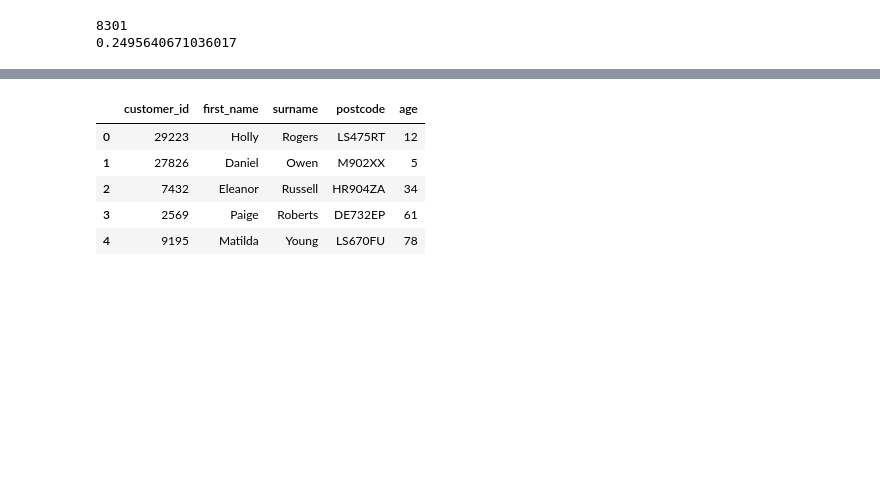
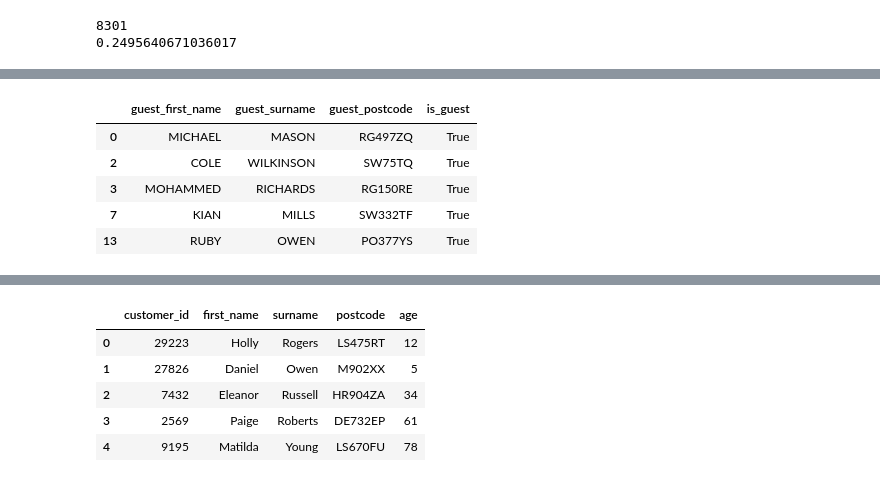
Before and after one commit to Kwasi-Scientist/DataModeling, a Jupyter notebook: DataModeling.ipynb, the cells around one changed output, grey strips where cells are left out. Drawn from its saved outputs; the diff is of its cells as text; code cells hidden in the pictures; blank space fills up the shorter version.

```diff
--- a/DataModeling.ipynb
+++ b/DataModeling.ipynb
@@ -77,0 +68,14 @@ purchases.head()
+# %%
+#merge and reconstruct tables
+
+guest_columns = ['guest_first_name', "guest_surname", "guest_postcode", "is_guest"]
+guests= purchases.loc[purchases["is_guest"],guest_columns]
+guests = guests.drop_duplicates()
+guests.head()
+# %% [output]
+|  | guest_first_name | guest_surname | guest_postcode | is_guest |
+| 0 | MICHAEL | MASON | RG497ZQ | True |
+| 2 | COLE | WILKINSON | SW75TQ | True |
+| 3 | MOHAMMED | RICHARDS | RG150RE | True |
+| 7 | KIAN | MILLS | SW332TF | True |
+| 13 | RUBY | OWEN | PO377YS | True |
```
Also changed, not shown: parts of 16 cells of this notebook.
